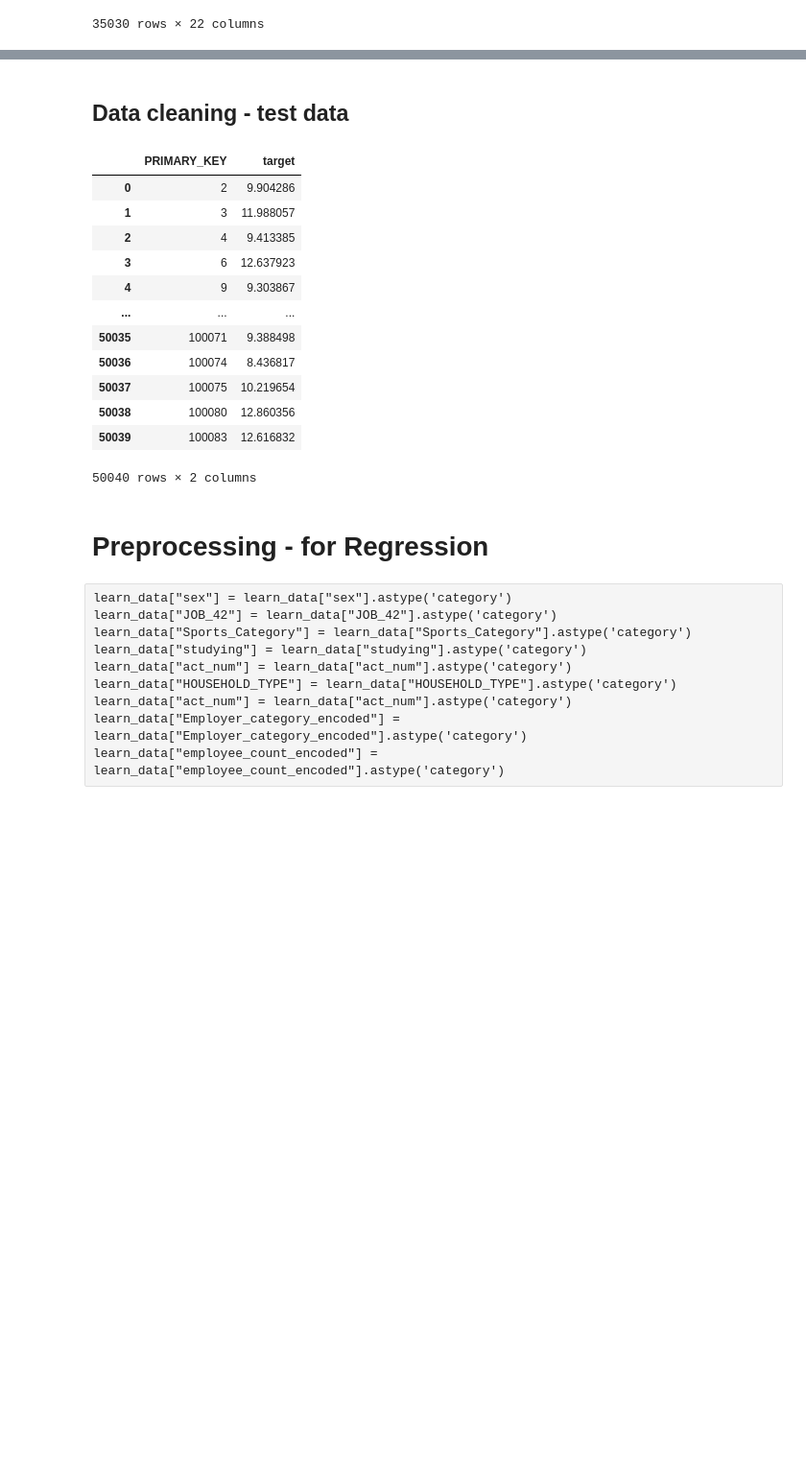
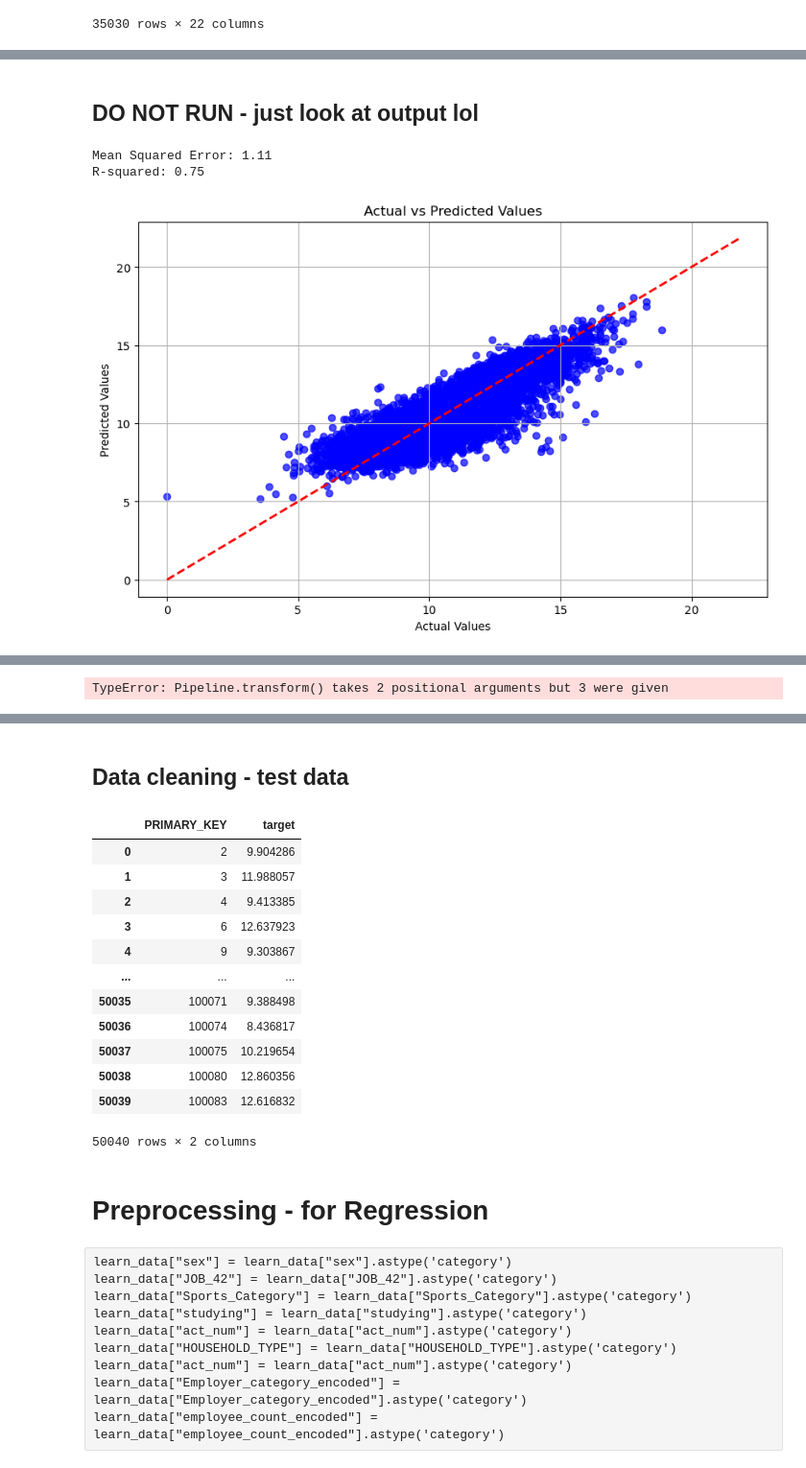
Before and after one commit to rinaaro/Machine-Learning-Project, a Jupyter notebook: project-15.ipynb, the cells around one changed output, grey strips where cells are left out. Shown at 96% size. Drawn from its saved outputs; the diff is of its cells as text; code cells hidden in the pictures; blank space fills up the shorter version.

Commit message:
more resampling

```diff
--- a/project-15.ipynb
+++ b/project-15.ipynb
@@ -511,0 +581,73 @@ plt.show()
+# %% [markdown]
+## DO NOT RUN - just look at output lol
+# %%
+import numpy as np
+import pandas as pd
+from sklearn.model_selection import train_test_split, GridSearchCV, cross_val_score
+from sklearn.ensemble import RandomForestRegressor
+from sklearn.metrics import mean_squared_error, r2_score
+import matplotlib.pyplot as plt
+import seaborn as sns
+
+# Sample dataset (replace this with your own dataset)
+# X = features, y = target variable
+# X, y = your_data.drop("target", axis=1), your_data["target"]
+
+# Split dataset into training and testing sets
+nX_train, nX_test, ny_train, ny_test = train_test_split(x_train, y_train, test_size=0.2, random_state=42)
+
+pipeline.fit_transform(nX_train, ny_train)
+
+# Random Forest Regressor
+rf = RandomForestRegressor(random_state=42)
+
+# 1. Fit the model
+rf.fit(nX_train, ny_train)
+
+# 2. Predictions
+ny_pred = rf.predict(nX_test)
+
+# 3. Performance Metrics
+mse = mean_squared_error(ny_test, ny_pred)
+r2 = r2_score(ny_test, ny_pred)
+
+print(f"Mean Squared Error: {mse:.2f}")
+print(f"R-squared: {r2:.2f}")
+
+# Graphical Visualization of Predictions
+plt.figure(figsize=(10, 6))
+plt.scatter(ny_test, ny_pred, alpha=0.7, color="blue")
+plt.plot([y_train.min(), y_train.max()], [y_train.min(), y_train.max()], "--r", linewidth=2)  # Ideal predictions
+plt.title("Actual vs Predicted Values")
+plt.xlabel("Actual Values")
+plt.ylabel("Predicted Values")
+plt.grid()
+plt.show()
+
+# 4. Resampling using cross-validation
+cv_scores = cross_val_score(rf, x_train, y_train, cv=5, scoring='r2')
+print(f"Cross-validated R2 scores: {cv_scores}")
+print(f"Average R2: {np.mean(cv_scores):.2f}")
+
+# 5. Hyperparameter Tuning with Grid Search
+param_grid = {
+    'n_estimators': [100, 200, 300],
+    'max_depth': [None, 10, 20, 30],
+    'min_samples_split': [2, 5, 10],
+    'min_samples_leaf': [1, 2, 4],
+    'bootstrap': [True, False]
+}
+
+grid_search = GridSearchCV(estimator=rf, param_grid=param_grid,
+                           cv=5, n_jobs=-1, scoring='r2', verbose=2)
+grid_search.fit(nX_train, ny_train)
+
+print("Best Parameters:", grid_search.best_params_)
+
+# Evaluate the best model
+best_rf = grid_search.best_estimator_
+print(f"Best model: {best_rf}")
+# %% [output]
+Mean Squared Error: 1.11
+R-squared: 0.75
+[figure, added]
@@ -511,0 +688 @@ plt.show()
+TypeError: Pipeline.transform() takes 2 positional arguments but 3 were given
```
Also changed, not shown: parts of 11 cells of this notebook.
